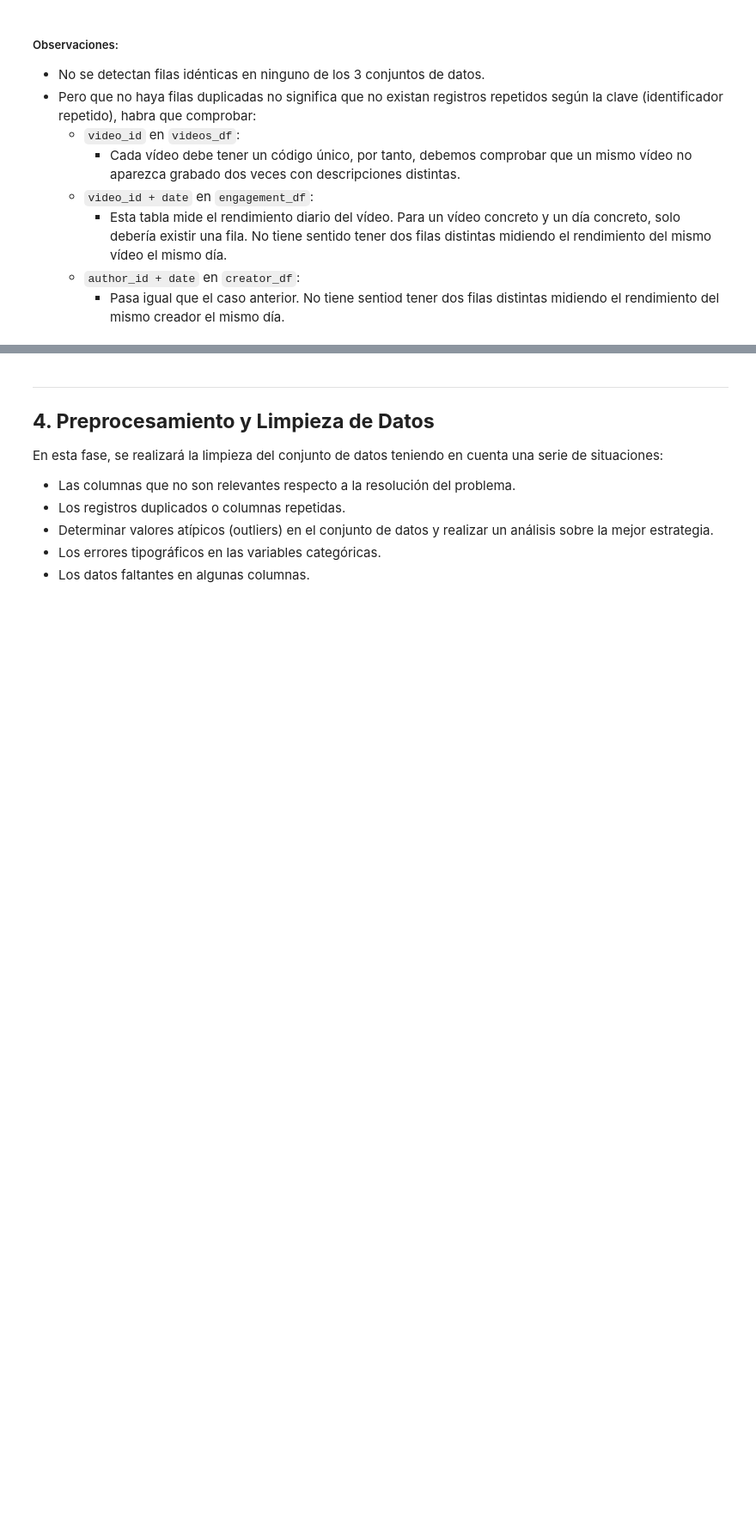
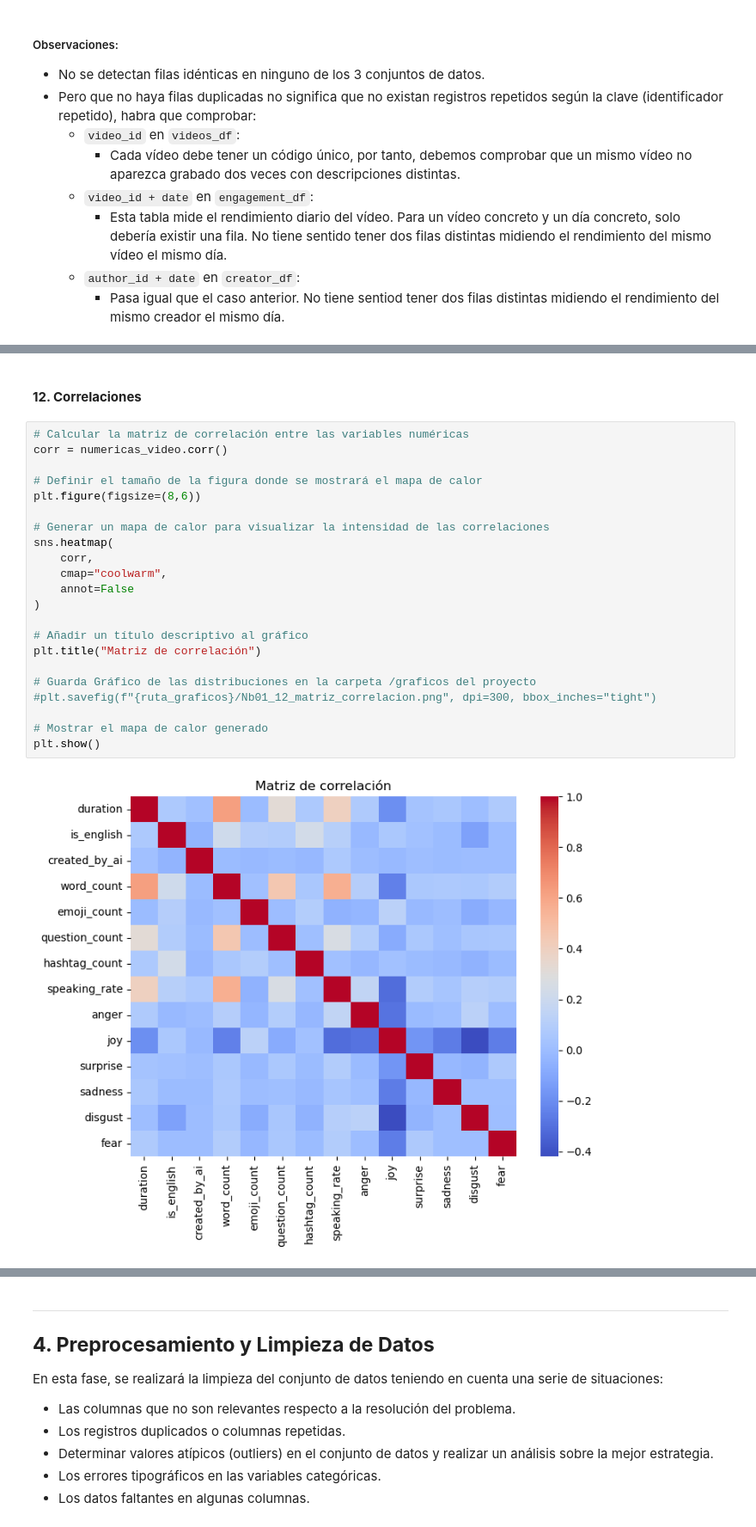
Before and after one commit to rocioph/TFM_Proyecto, a Jupyter notebook: Untitled.ipynb, the cells around one changed output, grey strips where cells are left out. Shown at 86% size. Cells and saved outputs as stored; diff of their text form; blank space fills up the shorter version.

```diff
--- a/Untitled.ipynb
+++ b/Untitled.ipynb
@@ -463,0 +1066,26 @@ videos_df["create_date"].min(), videos_df["create_date"].max()
+# %% [markdown]
+#### **12. Correlaciones**
+# %%
+# Calcular la matriz de correlación entre las variables numéricas
+corr = numericas_video.corr()
+
+# Definir el tamaño de la figura donde se mostrará el mapa de calor
+plt.figure(figsize=(8,6))
+
+# Generar un mapa de calor para visualizar la intensidad de las correlaciones
+sns.heatmap(
+    corr,
+    cmap="coolwarm",
+    annot=False
+)
+
+# Añadir un título descriptivo al gráfico
+plt.title("Matriz de correlación")
+
+# Guarda Gráfico de las distribuciones en la carpeta /graficos del proyecto
+#plt.savefig(f"{ruta_graficos}/Nb01_12_matriz_correlacion.png", dpi=300, bbox_inches="tight")
+
+# Mostrar el mapa de calor generado
+plt.show()
+# %% [output]
+[figure, added]
```
Also changed, not shown: parts of 105 cells of this notebook.
